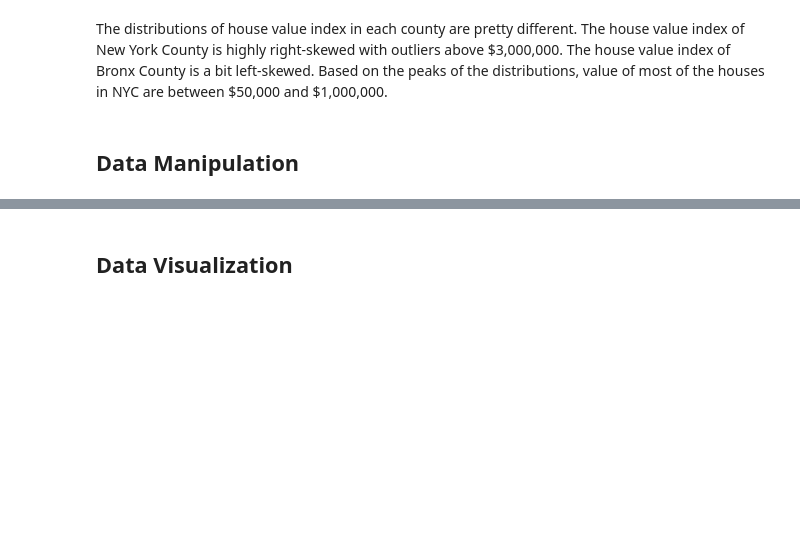
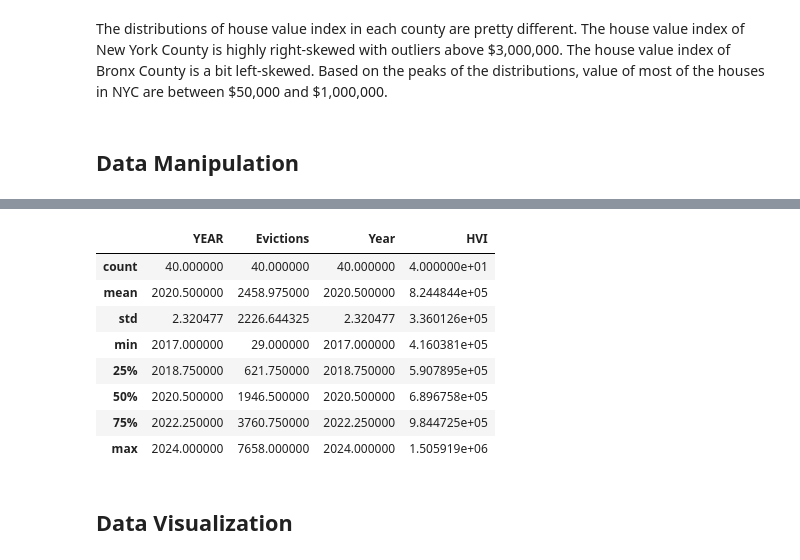
Before and after one commit to NakaFrozn/si618_final_project, a Jupyter notebook: Final_Project_Step1.ipynb, the cells around one changed output, grey strips where cells are left out. Drawn from its saved outputs; the diff is of its cells as text; code cells hidden in the pictures; blank space fills up the shorter version.

```diff
--- a/Final_Project_Step1.ipynb
+++ b/Final_Project_Step1.ipynb
@@ -128,2 +195,14 @@ nyc_county_HVI_avg.to_csv('./data/nyc_county_HVI_avg.csv.gz', index = False, com
+# %%
+nyc_eviction_HVI.describe()
+# %% [output]
+|  | YEAR | Evictions | Year | HVI |
+| count | 40.000000 | 40.000000 | 40.000000 | 4.000000e+01 |
+| mean | 2020.500000 | 2458.975000 | 2020.500000 | 8.244844e+05 |
+| std | 2.320477 | 2226.644325 | 2.320477 | 3.360126e+05 |
+| min | 2017.000000 | 29.000000 | 2017.000000 | 4.160381e+05 |
+| 25% | 2018.750000 | 621.750000 | 2018.750000 | 5.907895e+05 |
+| 50% | 2020.500000 | 1946.500000 | 2020.500000 | 6.896758e+05 |
+| 75% | 2022.250000 | 3760.750000 | 2022.250000 | 9.844725e+05 |
+| max | 2024.000000 | 7658.000000 | 2024.000000 | 1.505919e+06 |
 # %% [markdown]
 ## Data Visualization
```
Also changed, not shown: parts of 11 cells of this notebook, 2 other files.
